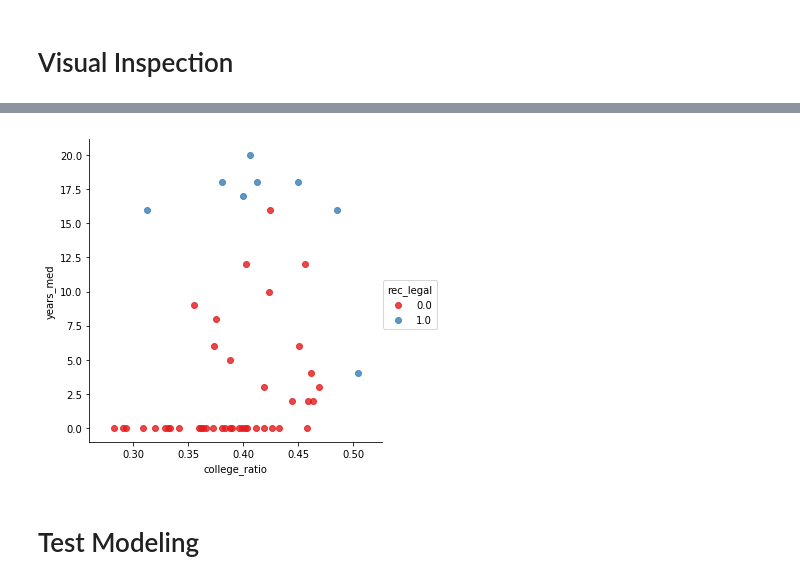
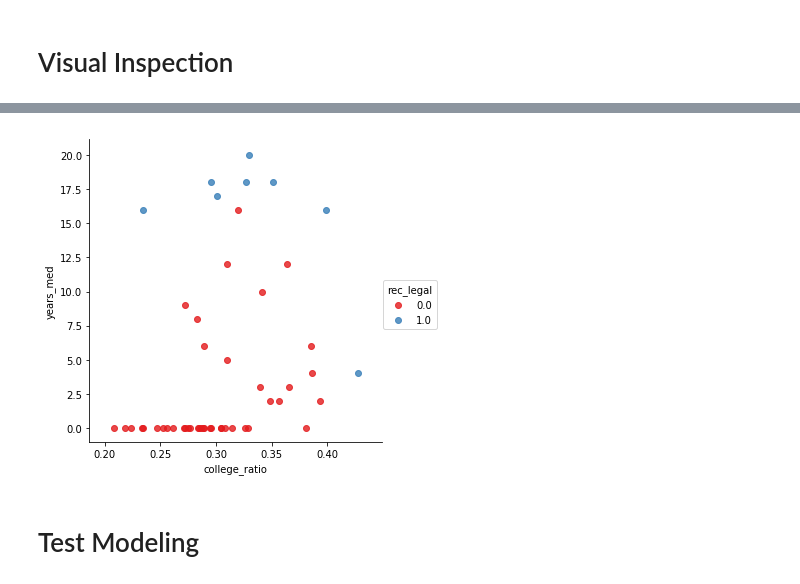
Before and after one commit to n8pk/project_mcnulty, a Jupyter notebook: Code/01_EDA.ipynb, the cells around one changed output, grey strips where cells are left out. Saved outputs shown, nothing was run; the diff lists cells and outputs as text; code cells hidden in the pictures.

```diff
--- a/Code/01_EDA.ipynb
+++ b/Code/01_EDA.ipynb
@@ -156,8 +154,8 @@ sns.lmplot(plott[3], plott[12], data=train, hue='rec_legal',
 # %%
-sns.lmplot(plott[3], plott[12], data=test, hue='rec_legal',
+sns.lmplot(plott[2], plott[8], data=test, hue='rec_legal',
           palette='Set1', fit_reg=False);
 # %% [output]
-[figure, old version]
+[figure, new version]
 # %% [markdown]
 # Test Modeling
 # %%
```
Also changed, not shown: parts of 7 cells of this notebook, 2 other files.
